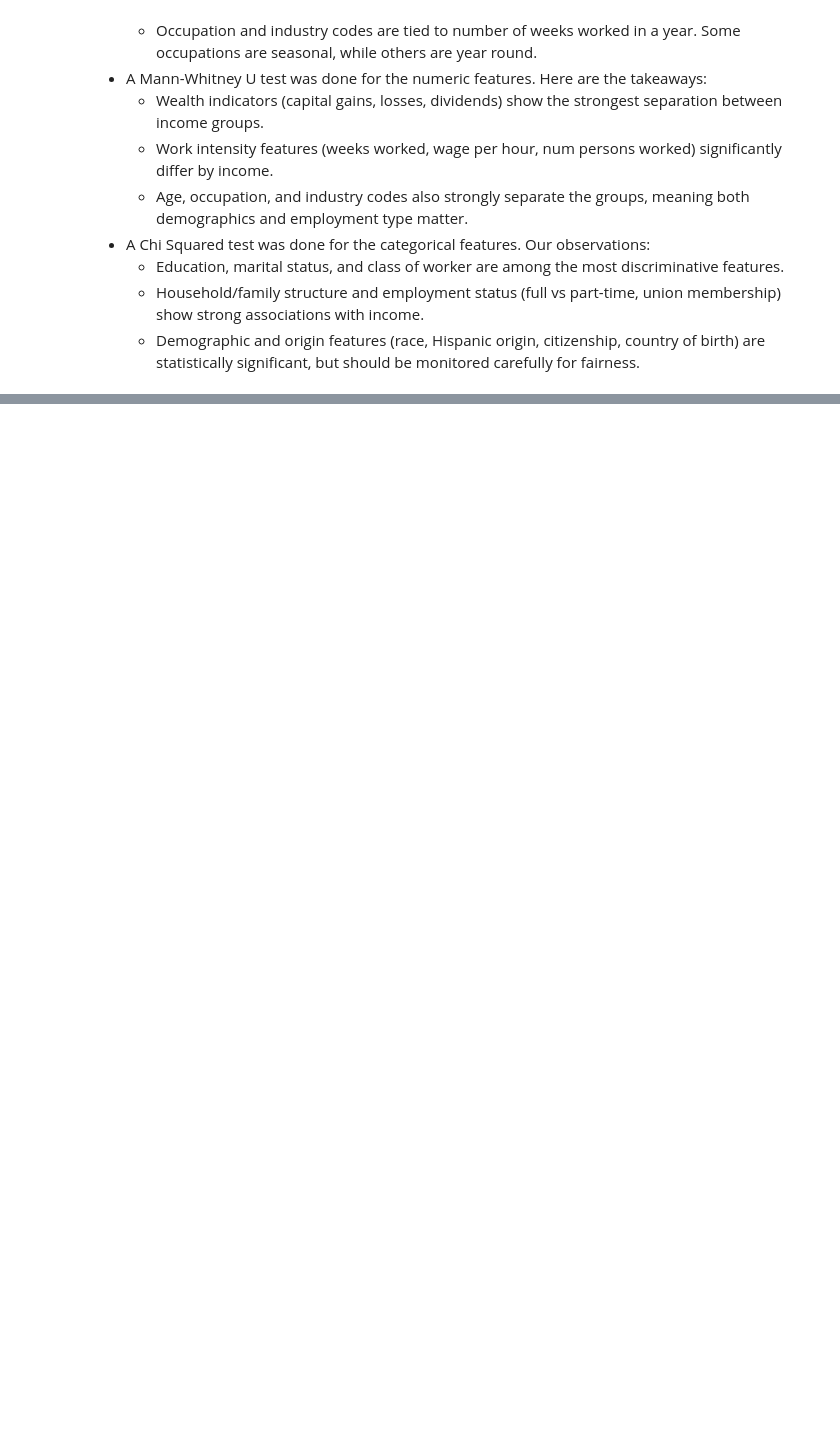
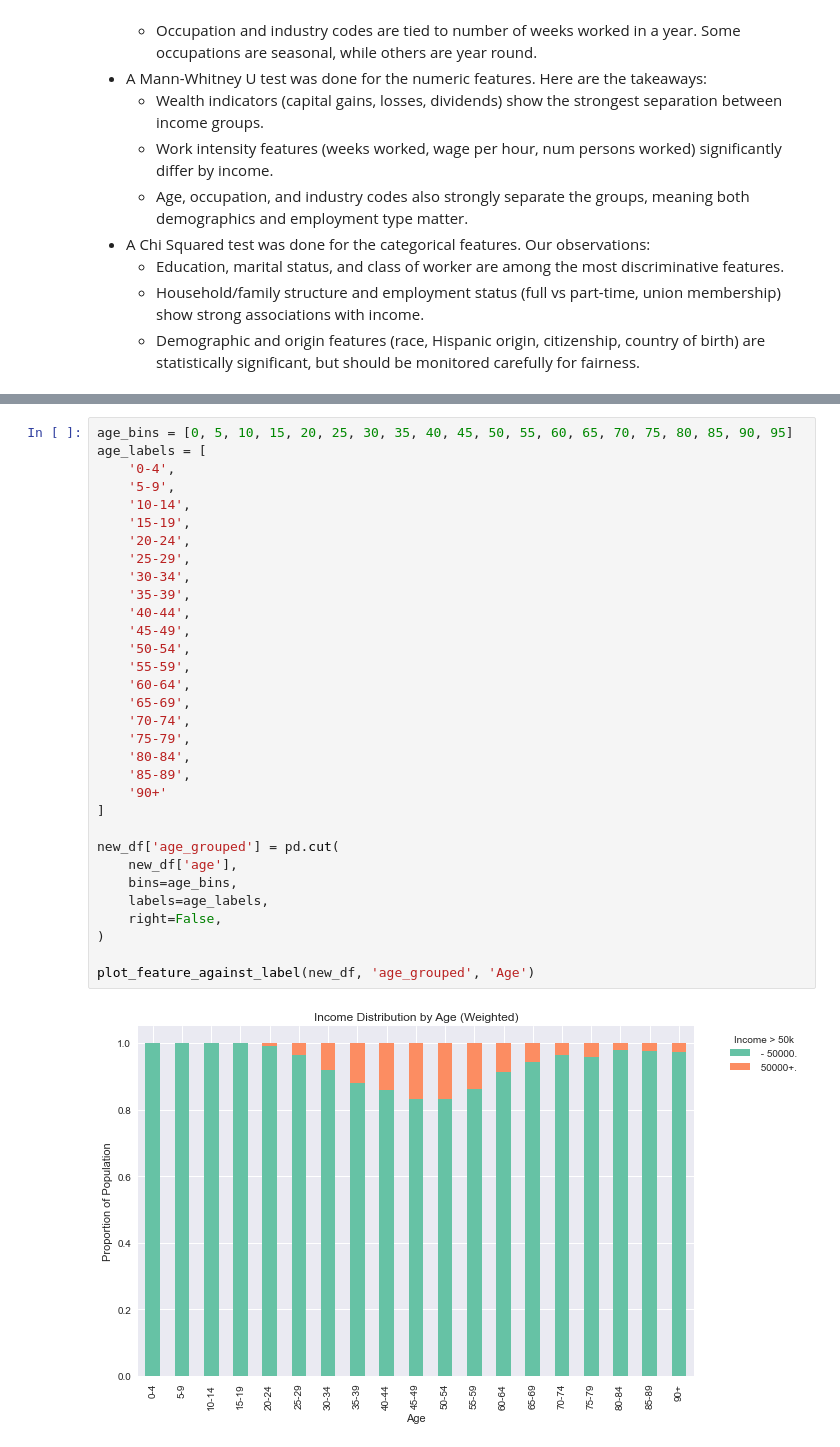
Before and after one commit to clairelubash/census-classification, a Jupyter notebook: notebooks/eda.ipynb, the cells around one changed output, grey strips where cells are left out. Saved outputs shown, nothing was run; the diff lists cells and outputs as text; blank space fills up the shorter version.

```diff
--- a/notebooks/eda.ipynb
+++ b/notebooks/eda.ipynb
@@ -396,0 +421,34 @@ edu_counts.plot(kind='bar', stacked=True, figsize=(10,6))
+# %%
+age_bins = [0, 5, 10, 15, 20, 25, 30, 35, 40, 45, 50, 55, 60, 65, 70, 75, 80, 85, 90, 95]
+age_labels = [
+    '0-4',
+    '5-9',
+    '10-14',
+    '15-19',
+    '20-24',
+    '25-29',
+    '30-34',
+    '35-39',
+    '40-44',
+    '45-49',
+    '50-54',
+    '55-59',
+    '60-64',
+    '65-69',
+    '70-74',
+    '75-79',
+    '80-84',
+    '85-89',
+    '90+'
+]
+
+new_df['age_grouped'] = pd.cut(
+    new_df['age'],
+    bins=age_bins,
+    labels=age_labels,
+    right=False,
+)
+
+plot_feature_against_label(new_df, 'age_grouped', 'Age')
+# %% [output]
+[figure, added]
```
Also changed, not shown: parts of 23 cells of this notebook, 10 other files.
